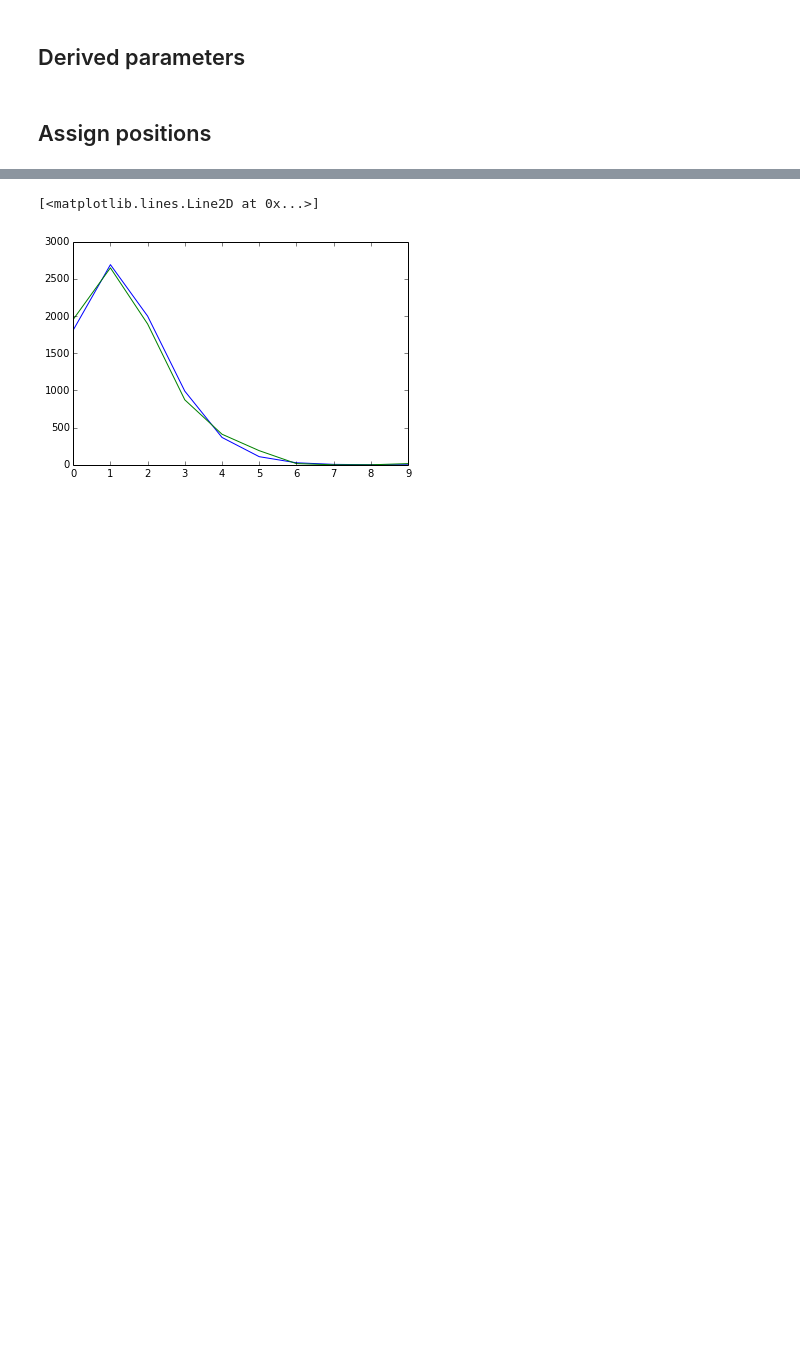
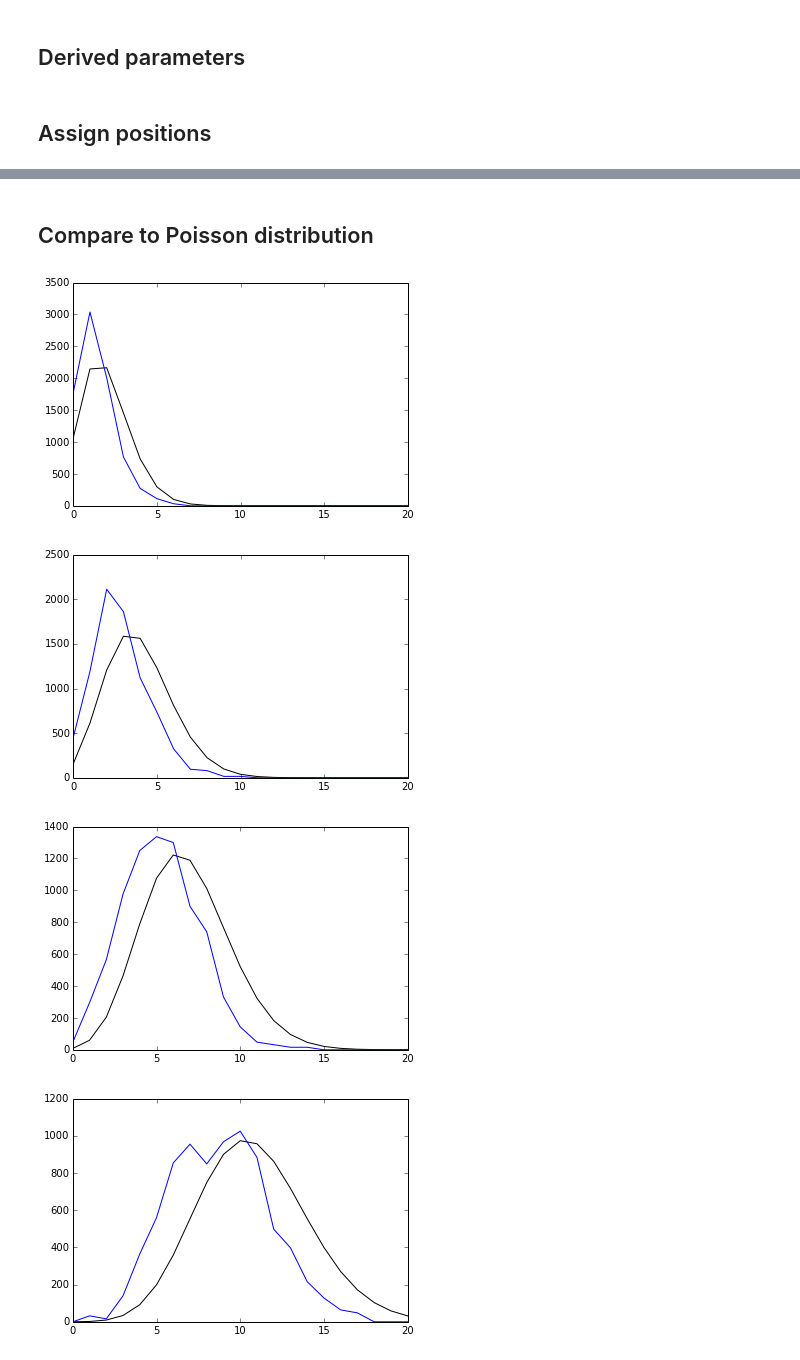
Before and after one commit to mhantke/complex, a Jupyter notebook: drop/Drop_simple.ipynb, the cells around one changed output, grey strips where cells are left out. Drawn from its saved outputs; the diff is of its cells as text; code cells hidden in the pictures; blank space fills up the shorter version.

Commit message:
Adapted implementation of drop algorithm to paper and compare to poisson dist for different droplet sizes.

```diff
--- a/drop/Drop_simple.ipynb
+++ b/drop/Drop_simple.ipynb
@@ -107,7 +50,3 @@ select_drop(B)
-# %%
-n = zeros(50000)
-for i in range(len(n)):
-    n[i] = len(popdrop.popdrop(N, L, R_S, R_D_ksi))
 # %%
 from python_tools import multiprocesstools as mpt
 # %%
@@ -150,0 +82,18 @@ n_particles.sum()
+# %%
+n_particles = []
+res = []
+for i in range(len(R_D_xi)):
+    print i, R_D_xi[i]
+    loginit_i(i, N_max=40)
+    print "initialised"
+    mpt.multiprocess(Nprocesses,
+                     Njobs,
+                     lambda D: worker_i(D, i),
+                     getwork,
+                     logres = lambda res:logres_i(res, i),
+                     logger = logger)
+    print "mp started"
+    n_particles_i,res_i = getres_i(i)
+    print "collect res"
+    n_particles.append(n_particles_i)
+    res.append(res_i)
@@ -151,14 +117,19 @@ n_particles.sum()
+# %% [markdown]
+## Compare to Poisson distribution
 # %%
 from scipy.misc import factorial
-H = histogram(n_particles, bins=10, range=(0,10))
-hist_n = H[0]
-hist_bins = H[1]
-hist_bins = hist_bins[:-1] #+ (hist_bins[1]-hist_bins[0])/2.
-l = n_particles.mean()
-poisson_model = lambda k,l: (l**k*exp(-l))/factorial(k)
-hist_n_poisson = array([poisson_model(n, n_particles.mean()) for n in hist_bins])
-plot(hist_bins, hist_n_poisson*hist_n.sum()/hist_n_poisson.sum())
-plot(hist_bins, hist_n)
+for i, res_i, n_particles_i in zip(range(len(res)), res, n_particles):
+    H = histogram(n_particles_i, bins=21, range=(0,21))
+    hist_n = H[0]
+    hist_bins = H[1]
+    hist_bins = hist_bins[:-1] #+ (hist_bins[1]-hist_bins[0])/2.
+    poisson_model = lambda k,l: (l**k*exp(-l))/factorial(k)
+    hist_n_poisson = array([poisson_model(n, p_D_xi[i]) for n in hist_bins])
+    figure()
+    plot(hist_bins, hist_n_poisson*hist_n.sum()/hist_n_poisson.sum(),c="black")
+    plot(hist_bins, hist_n,c='blue')
 # %% [output]
-[<matplotlib.lines.Line2D at 0x...>]
-[figure, old version]
+[figure, new version]
+[figure, added]
+[figure, added]
+[figure, added]
```
Also changed, not shown: parts of 13 cells of this notebook, 2 other files.
